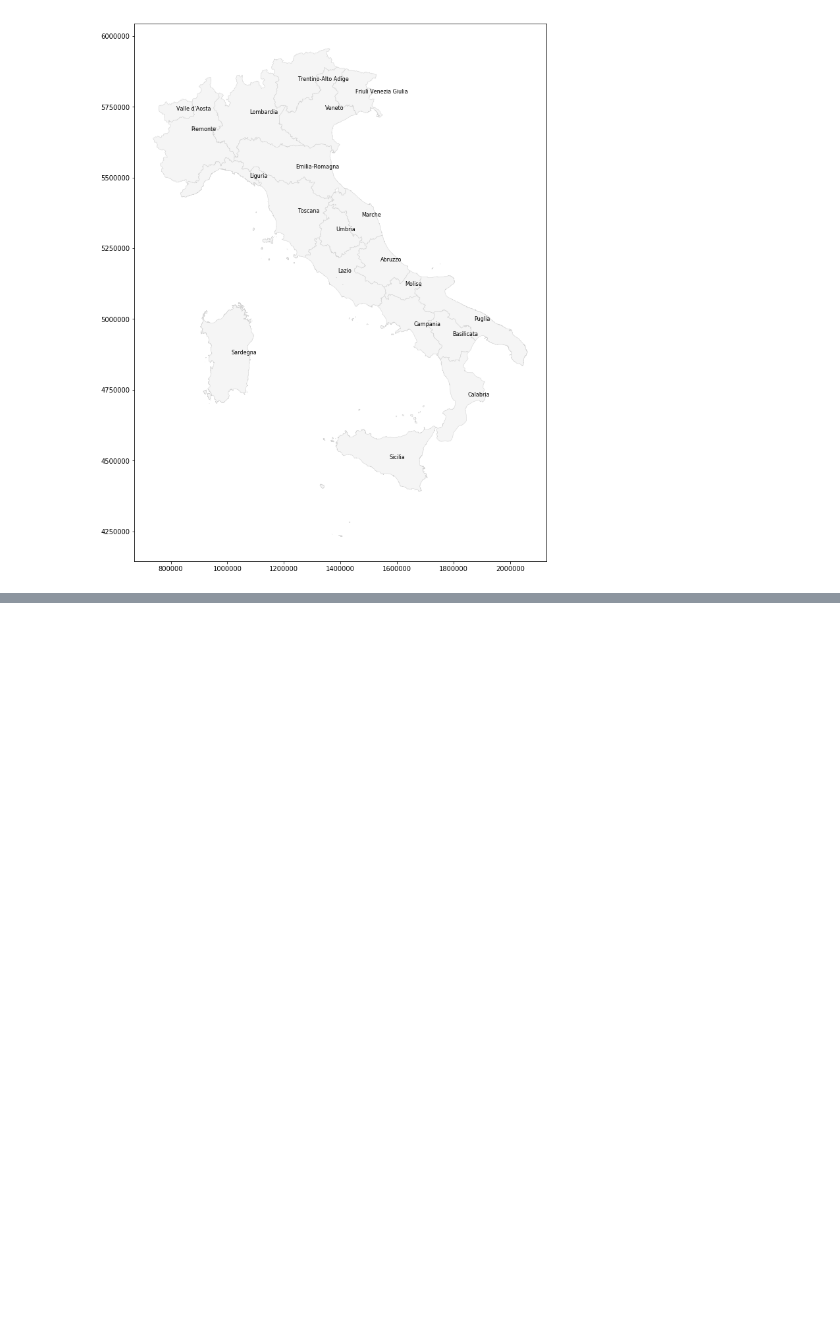
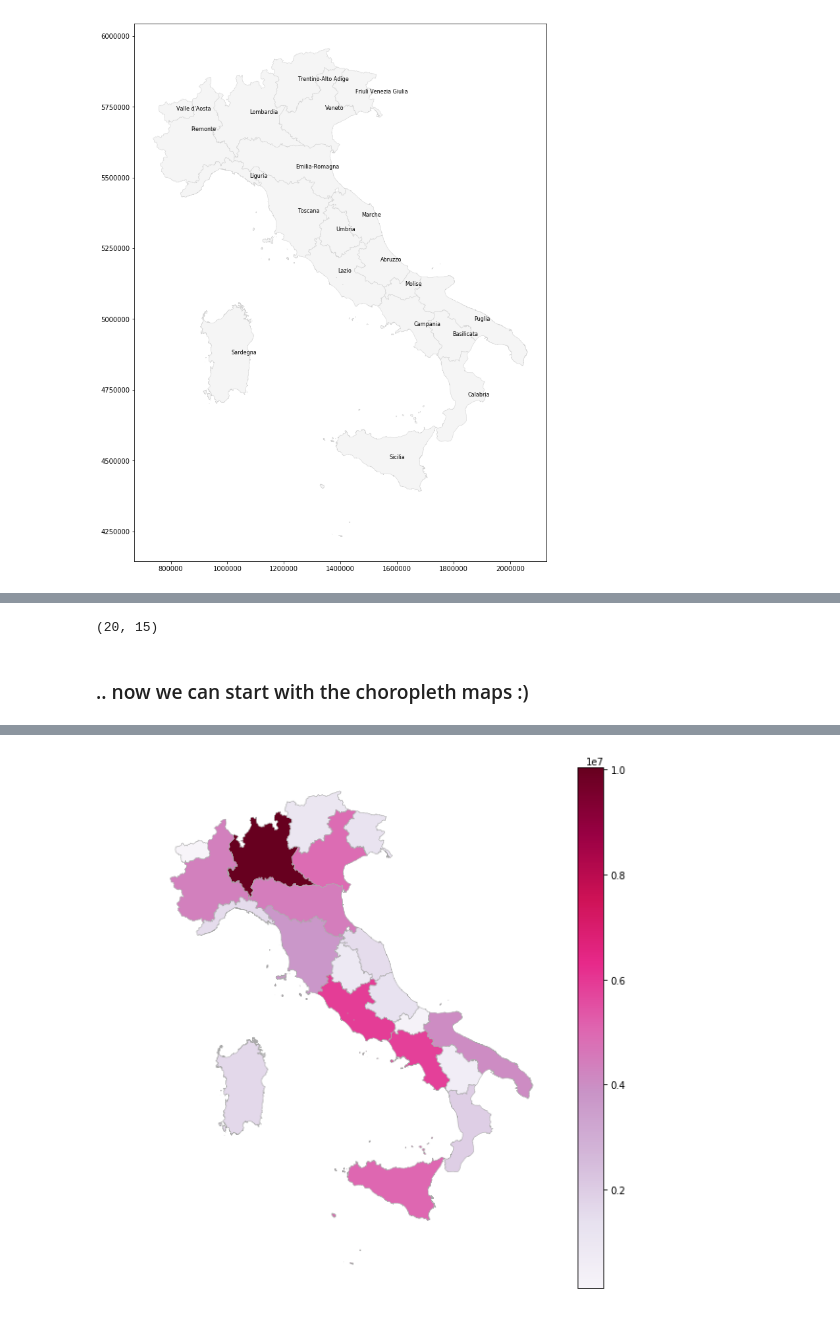
Before and after one commit to napo/geospatial_bigdive, a Jupyter notebook: 03 - Visualizing Geospatial Data #bigdive8.ipynb, the cells around one changed output, grey strips where cells are left out. Drawn from its saved outputs; the diff is of its cells as text; code cells hidden in the pictures; blank space fills up the shorter version.

```diff
--- a/03 - Visualizing Geospatial Data #bigdive8.ipynb
+++ b/03 - Visualizing Geospatial Data #bigdive8.ipynb
@@ -193,0 +263,20 @@ for x, y, label in zip(representative_points.geometry.x, representative_points.g
+# %%
+idx_vda = italianpeople_regions[italianpeople_regions.DEN_REG == "Valle d'Aosta / Vallée d'Aoste"].index
+# %%
+for i in idx_vda:
+    italianpeople_regions.at[i,'DEN_REG'] = "Valle d'Aosta"
+# %%
+total_people_regions = italianpeople_regions[(italianpeople_regions.Sesso=='totale') & (italianpeople_regions['Stato civile'] =='totale') & (italianpeople_regions.Età == 'totale')]
+# %%
+total_people_regions.shape
+# %% [output]
+(20, 15)
+# %% [markdown]
+### .. now we can start with the choropleth maps :)
+# %%
+geo_people_italian_regions = italian_regions.merge(total_people_regions,on="DEN_REG").reset_index()
+# %%
+ax = geo_people_italian_regions.plot(column='Value',cmap="PuRd", legend=True,edgecolor = "darkgrey", linewidth = 0.5, figsize=(10,10))
+ax.set_axis_off()
+%time
+# %% [output]
@@ -193,0 +285 @@ for x, y, label in zip(representative_points.geometry.x, representative_points.g
+[figure, added]
```
Also changed, not shown: parts of 53 cells of this notebook, 16 other files.
